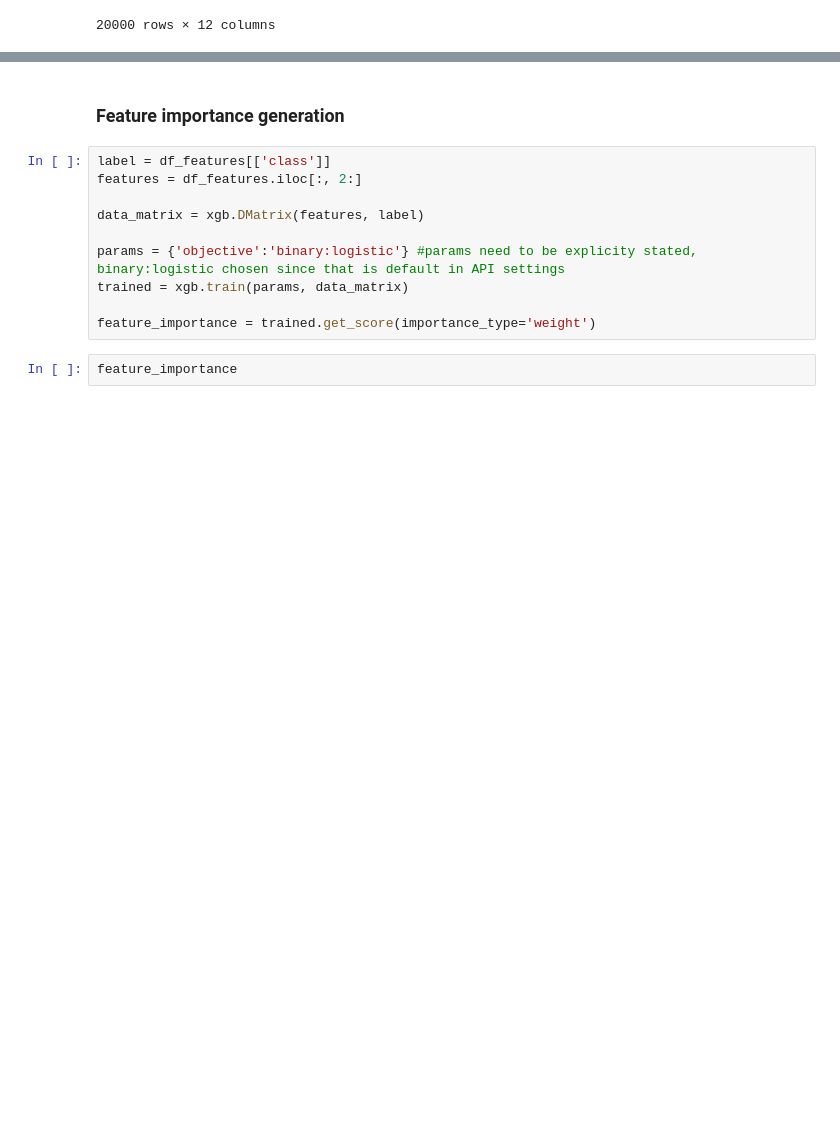
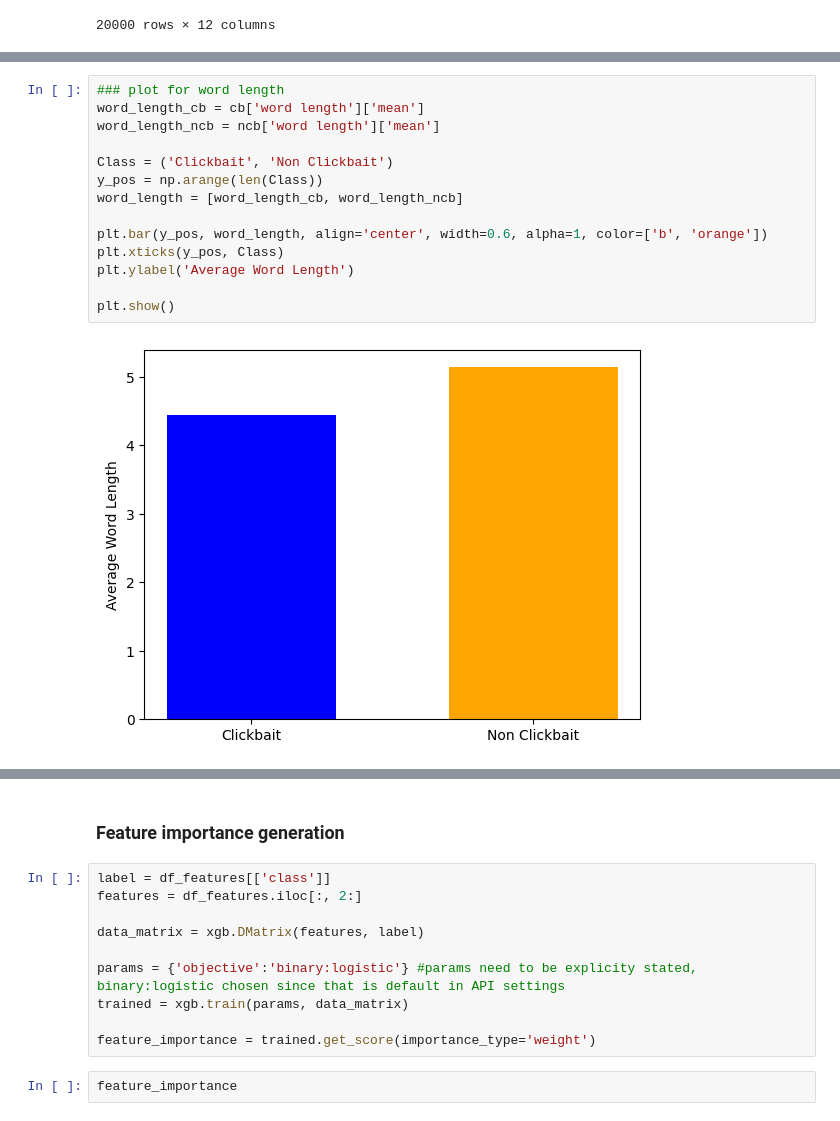
Before and after one commit to kanyaparamita/ClickbaitFeatureSelection, a Jupyter notebook: main.ipynb, the cells around one changed output, grey strips where cells are left out. Saved outputs shown, nothing was run; the diff lists cells and outputs as text; blank space fills up the shorter version.

```diff
--- a/main.ipynb
+++ b/main.ipynb
@@ -133,0 +161,16 @@ df_features
+# %%
+### plot for word length
+word_length_cb = cb['word length']['mean']
+word_length_ncb = ncb['word length']['mean']
+
+Class = ('Clickbait', 'Non Clickbait')
+y_pos = np.arange(len(Class))
+word_length = [word_length_cb, word_length_ncb]
+
+plt.bar(y_pos, word_length, align='center', width=0.6, alpha=1, color=['b', 'orange'])
+plt.xticks(y_pos, Class)
+plt.ylabel('Average Word Length')
+
+plt.show()
+# %% [output]
+[figure, added]
```
Also changed, not shown: parts of 7 cells of this notebook, 12 other files.
